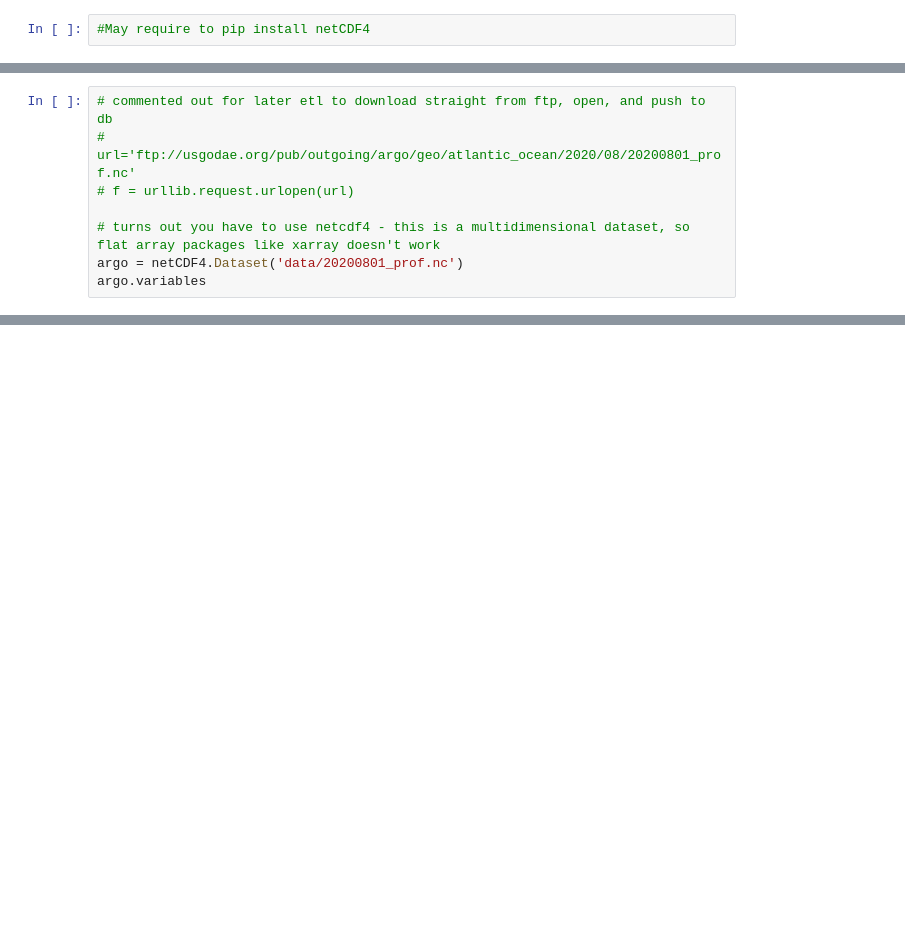
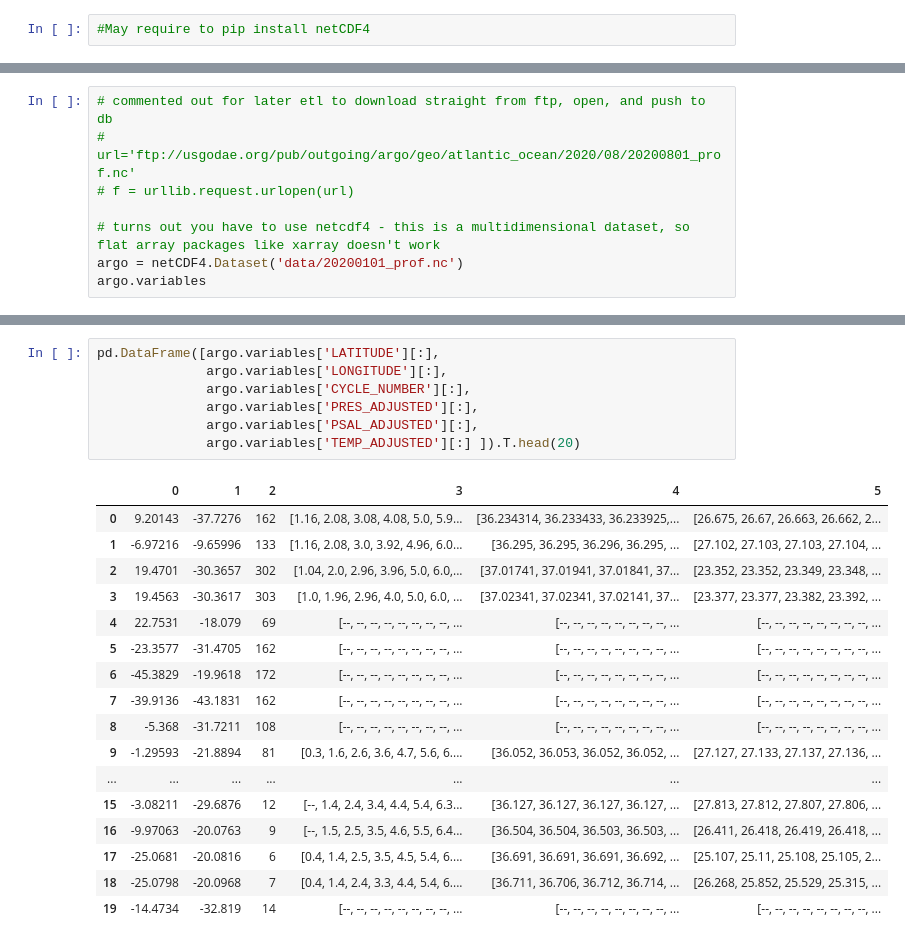
Before and after one commit to minsun-ss/argo_ocean_data_analysis, a Jupyter notebook: argo_atlantic_data_analysis.ipynb, the cells around one changed output, grey strips where cells are left out. Saved outputs shown, nothing was run; the diff lists cells and outputs as text; blank space fills up the shorter version.

Commit message:
looked into argo data variables and documentation

```diff
--- a/argo_atlantic_data_analysis.ipynb
+++ b/argo_atlantic_data_analysis.ipynb
@@ -11,7 +15,7 @@ import xarray
 # f = urllib.request.urlopen(url)
 
 # turns out you have to use netcdf4 - this is a multidimensional dataset, so flat array packages like xarray doesn't work
-argo = netCDF4.Dataset('data/20200801_prof.nc')
+argo = netCDF4.Dataset('data/20200101_prof.nc')
 argo.variables
 # %% [output]
 {'DATA_TYPE': <class 'netCDF4._netCDF4.Variable'>
@@ -35,0 +110,25 @@ argo
+# %%
+pd.DataFrame([argo.variables['LATITUDE'][:],
+              argo.variables['LONGITUDE'][:],
+              argo.variables['CYCLE_NUMBER'][:],
+              argo.variables['PRES_ADJUSTED'][:],
+              argo.variables['PSAL_ADJUSTED'][:],
+              argo.variables['TEMP_ADJUSTED'][:] ]).T.head(20)
+# %% [output]
+|  | 0 | 1 | 2 | 3 | 4 | 5 |
+| 0 | 9.20143 | -37.7276 | 162 | [1.16, 2.08, 3.08, 4.08, 5.0, 5.9... | [36.234314, 36.233433, 36.233925,... | [26.675, 26.67, 26.663, 26.662, 2... |
+| 1 | -6.97216 | -9.65996 | 133 | [1.16, 2.08, 3.0, 3.92, 4.96, 6.0... | [36.295, 36.295, 36.296, 36.295, ... | [27.102, 27.103, 27.103, 27.104, ... |
+| 2 | 19.4701 | -30.3657 | 302 | [1.04, 2.0, 2.96, 3.96, 5.0, 6.0,... | [37.01741, 37.01941, 37.01841, 37... | [23.352, 23.352, 23.349, 23.348, ... |
+| 3 | 19.4563 | -30.3617 | 303 | [1.0, 1.96, 2.96, 4.0, 5.0, 6.0, ... | [37.02341, 37.02341, 37.02141, 37... | [23.377, 23.377, 23.382, 23.392, ... |
+| 4 | 22.7531 | -18.079 | 69 | [--, --, --, --, --, --, --, --, ... | [--, --, --, --, --, --, --, --, ... | [--, --, --, --, --, --, --, --, ... |
+| 5 | -23.3577 | -31.4705 | 162 | [--, --, --, --, --, --, --, --, ... | [--, --, --, --, --, --, --, --, ... | [--, --, --, --, --, --, --, --, ... |
+| 6 | -45.3829 | -19.9618 | 172 | [--, --, --, --, --, --, --, --, ... | [--, --, --, --, --, --, --, --, ... | [--, --, --, --, --, --, --, --, ... |
+| 7 | -39.9136 | -43.1831 | 162 | [--, --, --, --, --, --, --, --, ... | [--, --, --, --, --, --, --, --, ... | [--, --, --, --, --, --, --, --, ... |
+| 8 | -5.368 | -31.7211 | 108 | [--, --, --, --, --, --, --, --, ... | [--, --, --, --, --, --, --, --, ... | [--, --, --, --, --, --, --, --, ... |
+| 9 | -1.29593 | -21.8894 | 81 | [0.3, 1.6, 2.6, 3.6, 4.7, 5.6, 6.... | [36.052, 36.053, 36.052, 36.052, ... | [27.127, 27.133, 27.137, 27.136, ... |
+| ... | ... | ... | ... | ... | ... | ... |
+| 15 | -3.08211 | -29.6876 | 12 | [--, 1.4, 2.4, 3.4, 4.4, 5.4, 6.3... | [36.127, 36.127, 36.127, 36.127, ... | [27.813, 27.812, 27.807, 27.806, ... |
+| 16 | -9.97063 | -20.0763 | 9 | [--, 1.5, 2.5, 3.5, 4.6, 5.5, 6.4... | [36.504, 36.504, 36.503, 36.503, ... | [26.411, 26.418, 26.419, 26.418, ... |
+| 17 | -25.0681 | -20.0816 | 6 | [0.4, 1.4, 2.5, 3.5, 4.5, 5.4, 6.... | [36.691, 36.691, 36.691, 36.692, ... | [25.107, 25.11, 25.108, 25.105, 2... |
+| 18 | -25.0798 | -20.0968 | 7 | [0.4, 1.4, 2.4, 3.3, 4.4, 5.4, 6.... | [36.711, 36.706, 36.712, 36.714, ... | [26.268, 25.852, 25.529, 25.315, ... |
+| 19 | -14.4734 | -32.819 | 14 | [--, --, --, --, --, --, --, --, ... | [--, --, --, --, --, --, --, --, ... | [--, --, --, --, --, --, --, --, ... |
```
Also changed, not shown: parts of 9 cells of this notebook, 3 other files.
